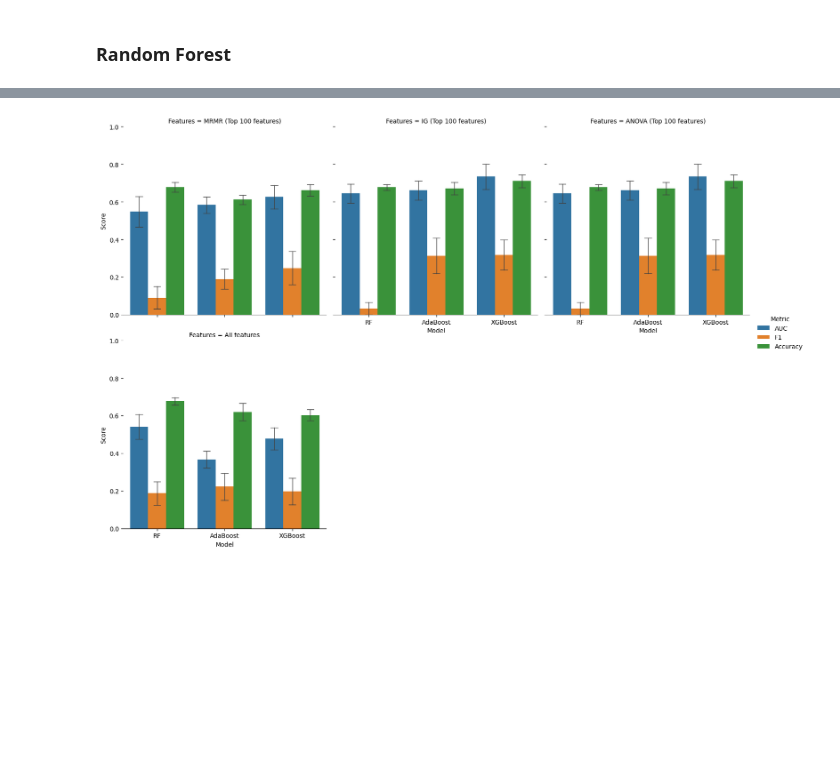
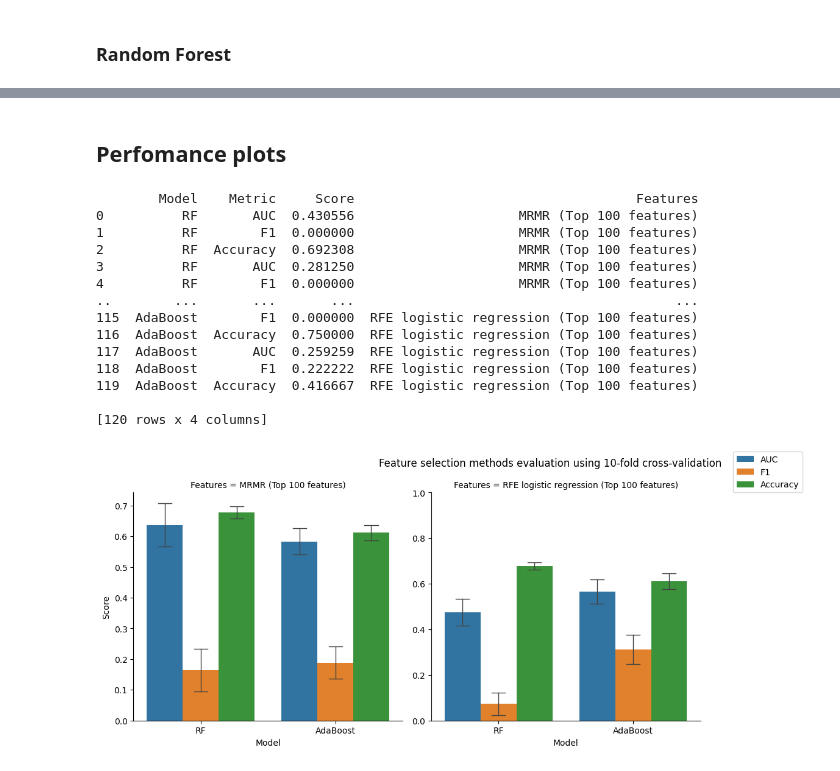
Before and after one commit to per6x/CSE3000, a Jupyter notebook: kraken_taxonomy/features_selection.ipynb, the cells around one changed output, grey strips where cells are left out. Drawn from its saved outputs; the diff is of its cells as text; code cells hidden in the pictures; blank space fills up the shorter version.

Commit message:
Added functionality to performe comparison model evaluation on different feature selection algorithms.

```diff
--- a/kraken_taxonomy/features_selection.ipynb
+++ b/kraken_taxonomy/features_selection.ipynb
@@ -289,7 +289,14 @@ rf_param_grid = {
 }
 
 # Define the GridSearchCV object
-rf_grid_search = GridSearchCV(rf_pipeline, param_grid=rf_param_grid, cv=5, n_jobs=-1)
+rf_grid_search = GridSearchCV(
+    rf_pipeline,
+    param_grid=rf_param_grid,
+    cv=5,
+    n_jobs=-1,
+    refit='f1',
+    scoring=['f1', 'accuracy', 'roc_auc'],
+)
 
 # Fit the GridSearchCV object on the training data
 rf_grid_search.fit(X_train_resampled, y_train_resampled)
@@ -338,3 +345,5 @@ Area under the curve 0.7395833333333333
+# %% [markdown]
+## Perfomance plots
 # %%
 def run_cv_on_estimator(estimator, features, n_cv=10, metrics=('f1', 'accuracy', 'roc_auc')):
     if features == "":
@@ -342,51 +351,81 @@ def run_cv_on_estimator(estimator, features, n_cv=10, metrics=('f1', 'accuracy',
     else:
         return cross_validate(estimator, X[features], y, cv=n_cv, scoring=metrics)
 
+def train_model_on_features(estimator, features):
+    pass
+
 
 def plot_metrics(features, estimators, label="", n_cv=10):
+    # get the names of all the estimators passed to the function
     estimator_names = list(estimators.keys())
+    # create an empty dataframe
     df = pd.DataFrame(columns=['Model', 'Metric', 'Score', "Features"])
+    # run cross-validation on all features and estimators
+    # TODO create function to also train estimators on the given feature subsets
     for name, estimator in estimators.items():
         for feature_name, feature in features.items():
             tmp_cv_results = run_cv_on_estimator(estimator=estimator, features=feature, n_cv=n_cv)
             for i in range(n_cv):
                 df = pd.concat([df, pd.DataFrame([{'Model': name, 'Metric': 'AUC', 'Score': tmp_cv_results['test_roc_auc'][i], 'Features': feature_name}])], ignore_index=True)
                 df = pd.concat([df, pd.DataFrame([{'Model': name, 'Metric': 'F1', 'Score': tmp_cv_results['test_f1'][i], 'Features': feature_name}])], ignore_index=True)
                 df = pd.concat([df, pd.DataFrame([{'Model': name, 'Metric': 'Accuracy', 'Score': tmp_cv_results['test_accuracy'][i], 'Features': feature_name}])], ignore_index=True)
+    print(df)
     g = sns.catplot(
         data=df,
         x='Model',
         y='Score',
         hue='Metric',
         col='Features',
         estimator=np.mean,
         kind='bar',
         errorbar='se',
         capsize=0.1,
         errwidth=1,
-        col_wrap=3
-        # legend=False,
+        col_wrap=3,
+        legend=False,
+        # disable sharing of x axis markings
+        sharex=False,
+        # disable sharing of y axis markings
+        sharey=False,
     )
-    g.despine(left=True)
-    # g.figure.suptitle(label)
+    g.fig.subplots_adjust(top=0.9) # adjust the Figure in g
+    g.fig.suptitle(f'Feature selection methods evaluation using {n_cv}-fold cross-validation')
+    g.fig.tight_layout()
+    g.tick_params(labelbottom=True)
     plt.ylim(0, 1)
-    # g.despine(left=True)
-    # plt.legend(loc='upper right')
+    # plt.legend(loc='center right')
+    plt.legend(bbox_to_anchor=(1.25, 1), borderaxespad=0, loc='lower center')
 
 plot_metrics(
     features={
         f"MRMR (Top {num_features_to_select} features)": mrmr_top_k_features,
-        f"IG (Top {num_features_to_select} features)": ig_top_k_features,
-        f"ANOVA (Top {num_features_to_select} features)": anova_top_k_features,
-        f"All features":  ""
+        # f"IG (Top {num_features_to_select} features)": ig_top_k_features,
+        # f"ANOVA (Top {num_features_to_select} features)": anova_top_k_features,
+        # f"XGBoost (Top {num_features_to_select} features)": xgboost_top_k_features,
+        f"RFE logistic regression (Top {num_features_to_select} features)": rfe_logreg_top_k_features,
+        # f"All features":  ""
     },
     estimators={
         "RF": rf_grid_search.best_estimator_,
         "AdaBoost": ada_grid_search.best_estimator_,
-        "XGBoost": xgboost_grid_search.best_estimator_,
+        # "XGBoost": xgboost_grid_search.best_estimator_,
     },
     label="MRMR (Top 100 features)",
     n_cv=10
 )
 # %% [output]
+        Model    Metric     Score                                    Features
+0          RF       AUC  0.430556                     MRMR (Top 100 features)
+1          RF        F1  0.000000                     MRMR (Top 100 features)
+2          RF  Accuracy  0.692308                     MRMR (Top 100 features)
+3          RF       AUC  0.281250                     MRMR (Top 100 features)
+4          RF        F1  0.000000                     MRMR (Top 100 features)
+..        ...       ...       ...                                         ...
+115  AdaBoost        F1  0.000000  RFE logistic regression (Top 100 features)
+116  AdaBoost  Accuracy  0.750000  RFE logistic regression (Top 100 features)
+117  AdaBoost       AUC  0.259259  RFE logistic regression (Top 100 features)
+118  AdaBoost        F1  0.222222  RFE logistic regression (Top 100 features)
+119  AdaBoost  Accuracy  0.416667  RFE logistic regression (Top 100 features)
+
+[120 rows x 4 columns]
-[figure, old version]
+[figure, new version]
```
Also changed, not shown: parts of 11 cells of this notebook.
